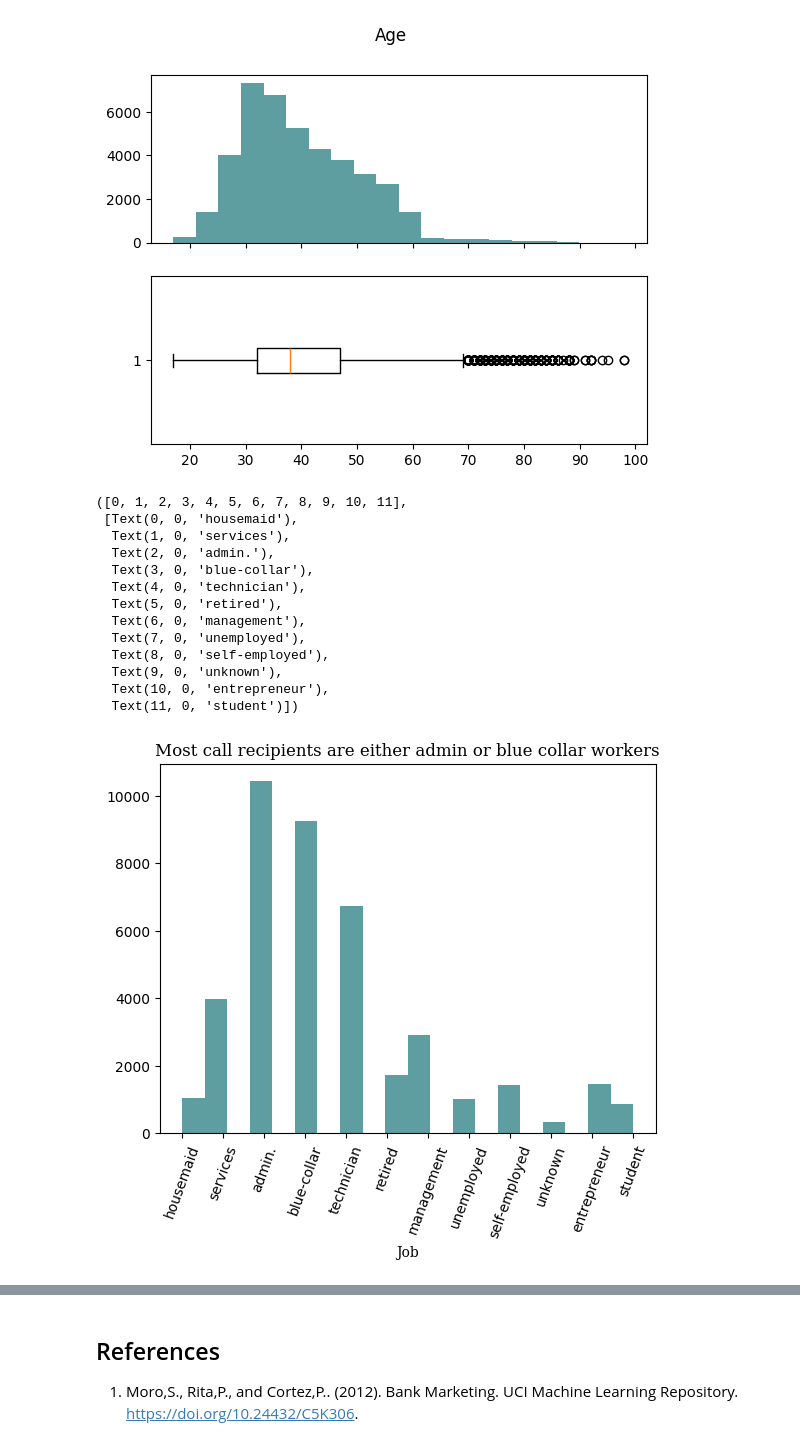
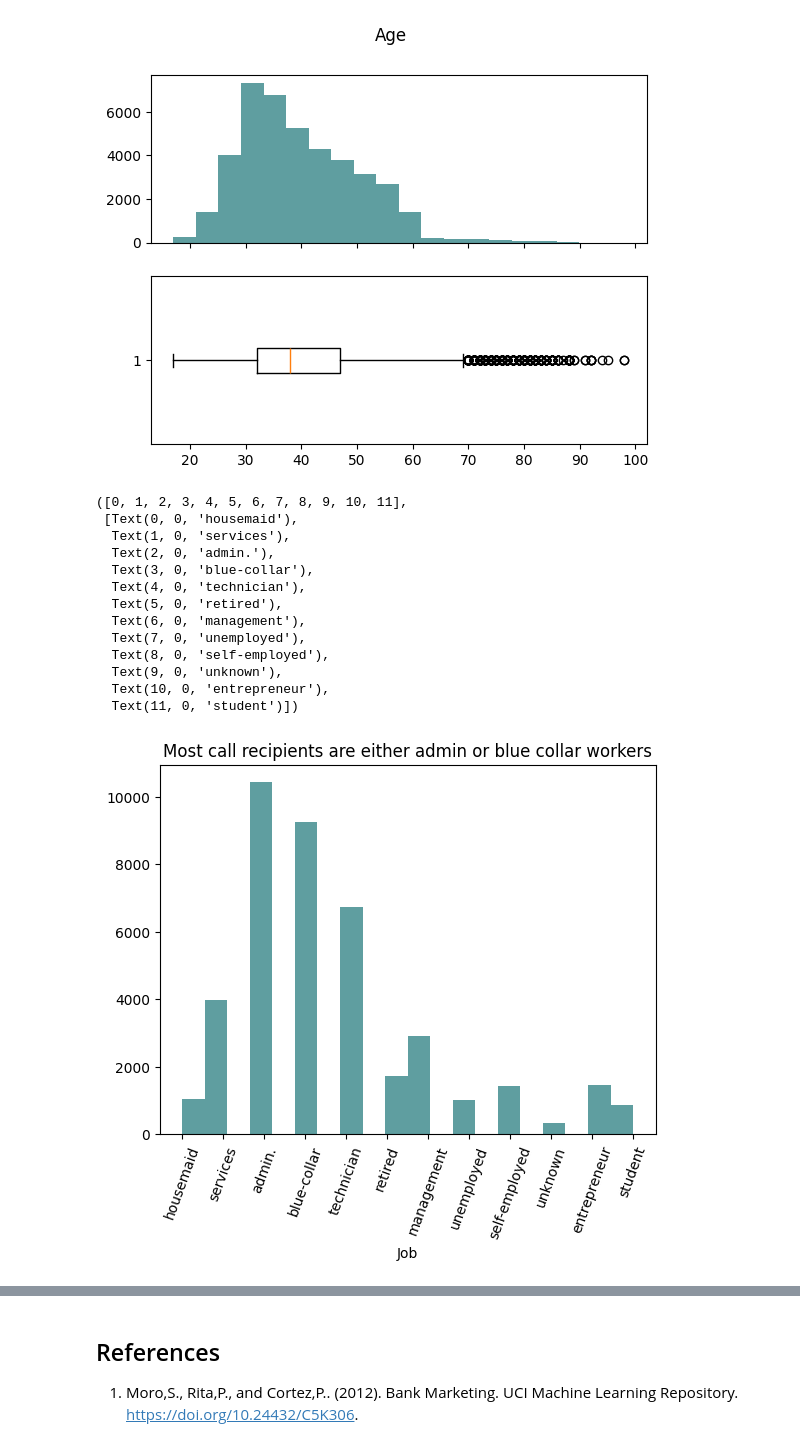
Before and after one commit to maryamakbar25/img-classification, a Jupyter notebook: bank_marketing/bank-marketing.ipynb, the cells around one changed output, grey strips where cells are left out. Drawn from its saved outputs; the diff is of its cells as text; code cells hidden in the pictures.

```diff
--- a/bank_marketing/bank-marketing.ipynb
+++ b/bank_marketing/bank-marketing.ipynb
@@ -46,21 +58,21 @@ ax[1].boxplot(bank_df["age"], vert= False)
 [figure]
 # %%
 plt.hist(bank_df["job"], bins = 20, color="cadetblue")
-plt.title("Most call recipients are either admin or blue collar workers", fontdict=font)
-plt.xlabel("Job" , fontdict=font)
+plt.title("Most call recipients are either admin or blue collar workers")
+plt.xlabel("Job")
 plt.xticks(rotation = 70)
 # %% [output]
 ([0, 1, 2, 3, 4, 5, 6, 7, 8, 9, 10, 11],
  [Text(0, 0, 'housemaid'),
   Text(1, 0, 'services'),
   Text(2, 0, 'admin.'),
   Text(3, 0, 'blue-collar'),
   Text(4, 0, 'technician'),
   Text(5, 0, 'retired'),
   Text(6, 0, 'management'),
   Text(7, 0, 'unemployed'),
   Text(8, 0, 'self-employed'),
   Text(9, 0, 'unknown'),
   Text(10, 0, 'entrepreneur'),
   Text(11, 0, 'student')])
-[figure, old version]
+[figure, new version]
```
Also changed, not shown: parts of 17 cells of this notebook, 2 other files.
